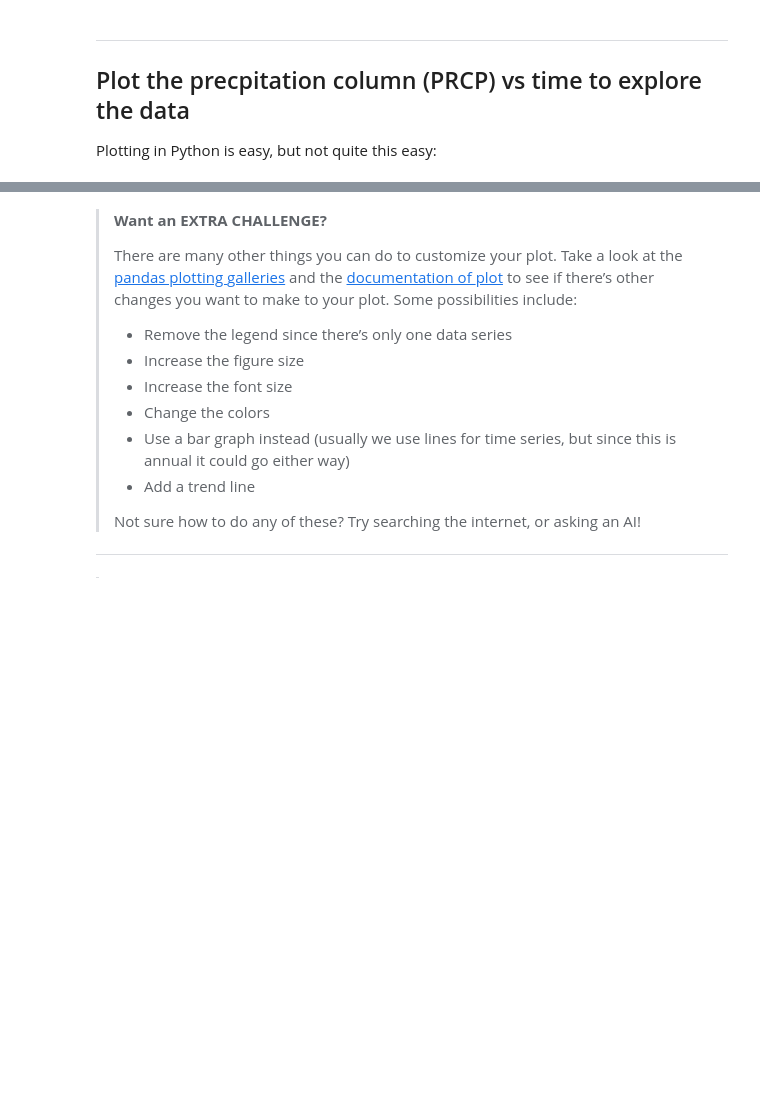
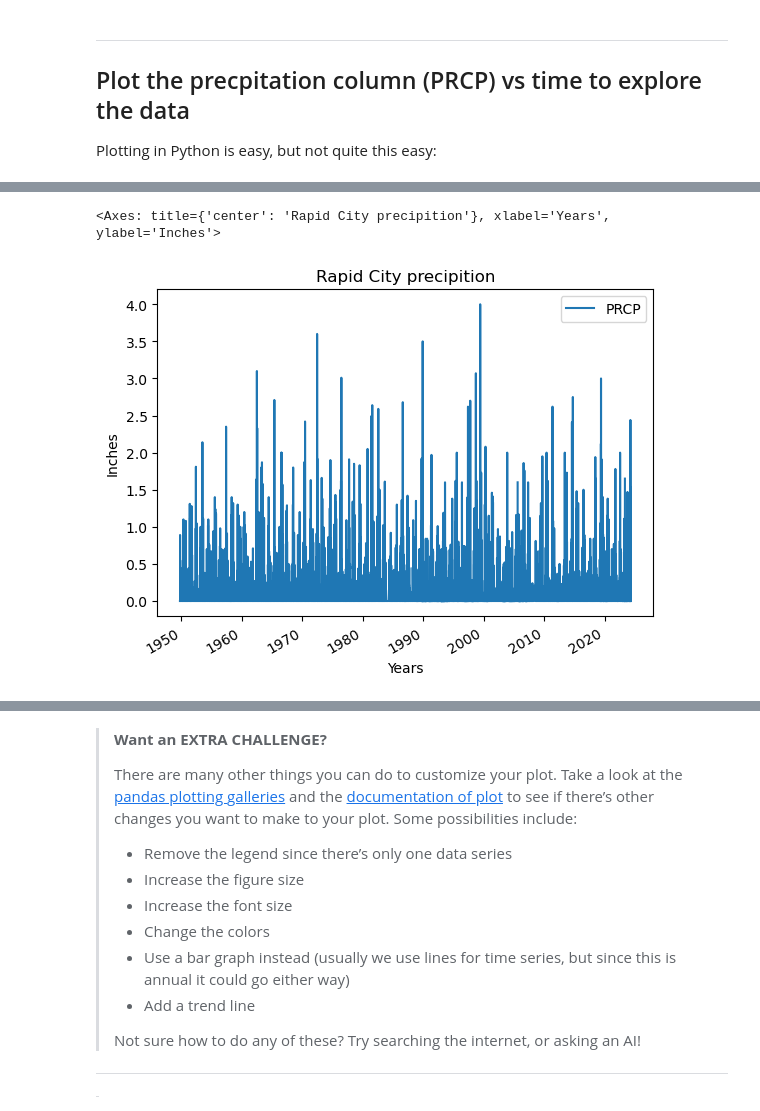
Before and after one commit to cu-esiil-edu/stars-01-get-started-deaglestaff, a Jupyter notebook: Get Started with Open Reproducible Science!.ipynb, the cells around one changed output, grey strips where cells are left out. Cells and saved outputs as stored; diff of their text form; code cells hidden in the pictures; blank space fills up the shorter version.

```diff
--- a/Get Started with Open Reproducible Science!.ipynb
+++ b/Get Started with Open Reproducible Science!.ipynb
@@ -398,7 +436,10 @@ your plot to look.
 # %%
 # Plot the data using .plot
 rapid_df.plot(
-    y='the_precipitation_column',
-    title='Title Goes Here',
-    xlabel='Horizontal Axis Label Goes Here',
-    ylabel='Vertical Axis Label Goes Here')
+    y='PRCP',
+    title='Rapid City precipition',
+    xlabel='Years',
+    ylabel='Inches')
+# %% [output]
+<Axes: title={'center': 'Rapid City precipition'}, xlabel='Years', ylabel='Inches'>
+[figure, added]
```
Also changed, not shown: parts of 8 cells of this notebook.
